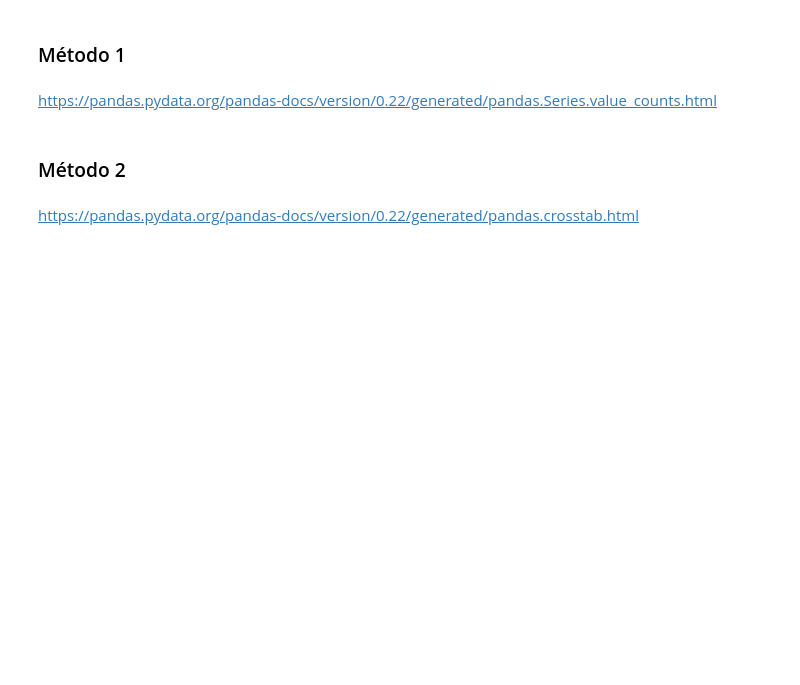
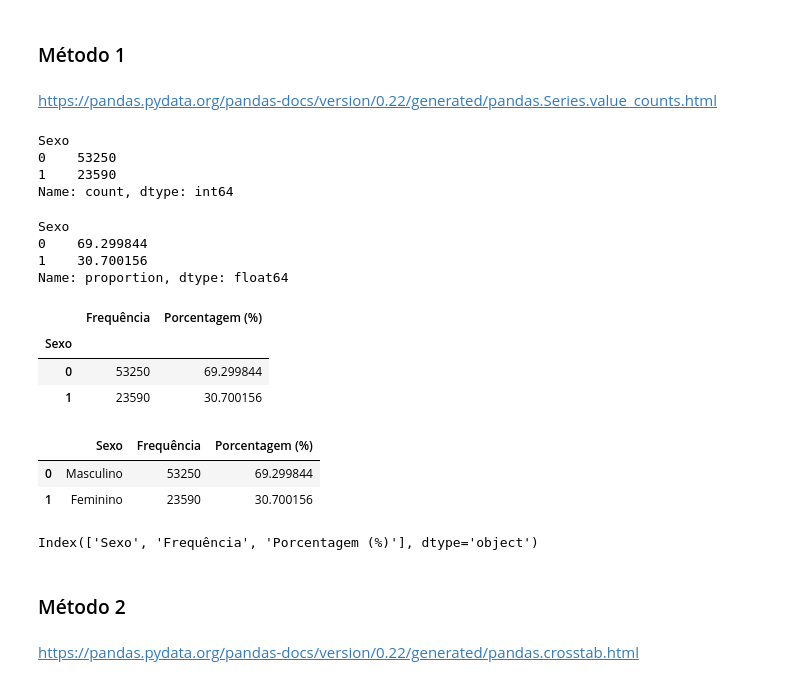
Before and after one commit to fernandowolff/estatistica_python, a Jupyter notebook: frequencia_e_medidas/Curso_de_Estatística_Parte_1.ipynb, the cells around one changed output. Saved outputs shown, nothing was run; the diff lists cells and outputs as text; code cells hidden in the pictures; blank space fills up the shorter version.

Commit message:
distribuição de frequência p1.

```diff
--- a/frequencia_e_medidas/Curso_de_Estatística_Parte_1.ipynb
+++ b/frequencia_e_medidas/Curso_de_Estatística_Parte_1.ipynb
@@ -182,3 +189,30 @@ O primeiro passo em um trabalho de análise é o conhecimento do comportamento d
 ### Método 1
 # %% [markdown]
 https://pandas.pydata.org/pandas-docs/version/0.22/generated/pandas.Series.value_counts.html
+# %%
+dados['Sexo'].value_counts()
+# %% [output]
+Sexo
+0    53250
+1    23590
+Name: count, dtype: int64
+# %%
+dados['Sexo'].value_counts(normalize = True) * 100
+# %% [output]
+Sexo
+0    69.299844
+1    30.700156
+Name: proportion, dtype: float64
+# %%
+frequencia = dados['Sexo'].value_counts()
+# %%
+percentual = dados['Sexo'].value_counts(normalize= True) * 100
+# %%
+dist_freq_qualitativas = pd.DataFrame({'Frequência': frequencia, 'Porcentagem (%)': percentual})
+# %%
+dist_freq_qualitativas
+# %% [output]
+|  | Frequência | Porcentagem (%) |
+| Sexo |  |  |
+| 0 | 53250 | 69.299844 |
+| 1 | 23590 | 30.700156 |
@@ -185,3 +221,14 @@ https://pandas.pydata.org/pandas-docs/version/0.22/generated/pandas.Series.value
+# %%
+dist_freq_qualitativas.reset_index(inplace=True)
+dist_freq_qualitativas
+# %% [output]
+|  | Sexo | Frequência | Porcentagem (%) |
+| 0 | Masculino | 53250 | 69.299844 |
+| 1 | Feminino | 23590 | 30.700156 |
+# %%
+dist_freq_qualitativas.columns
+# %% [output]
+Index(['Sexo', 'Frequência', 'Porcentagem (%)'], dtype='object')
 # %% [markdown]
 ### Método 2
 # %% [markdown]
```
Also changed, not shown: parts of 6 cells of this notebook.
